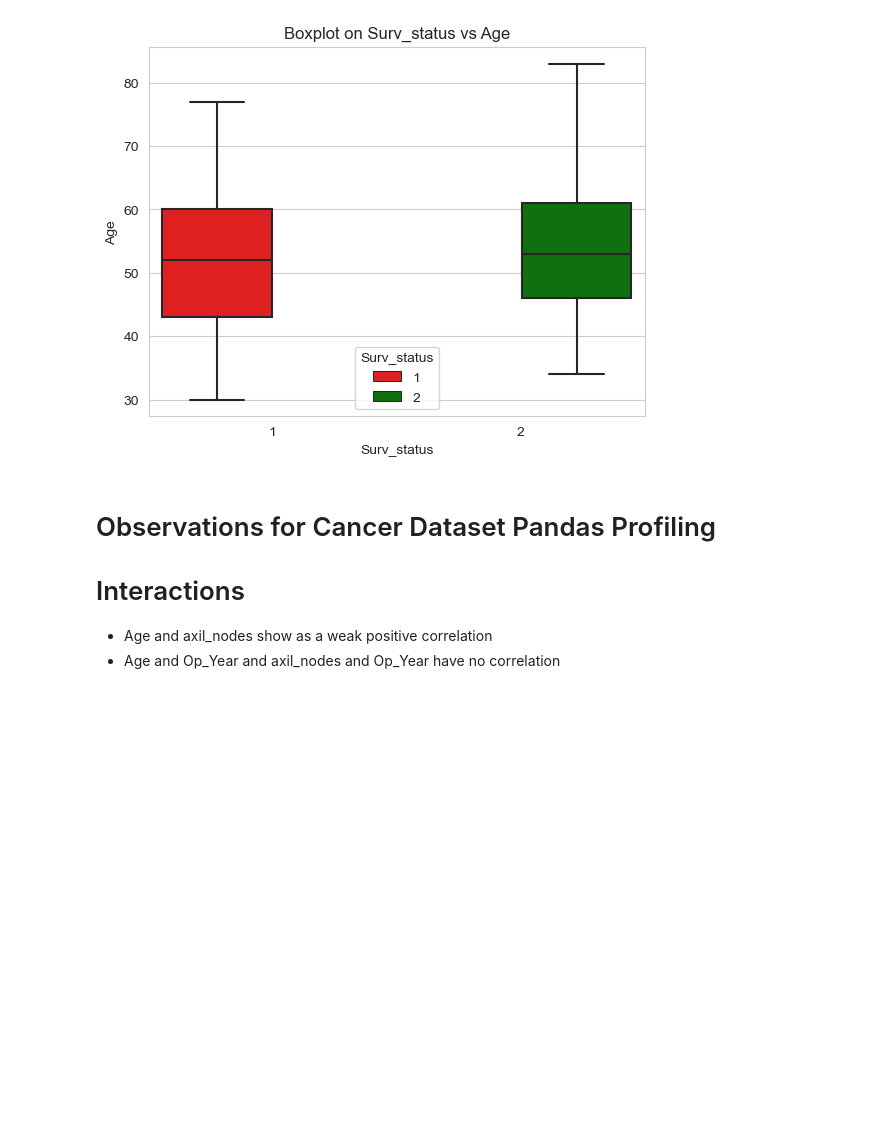
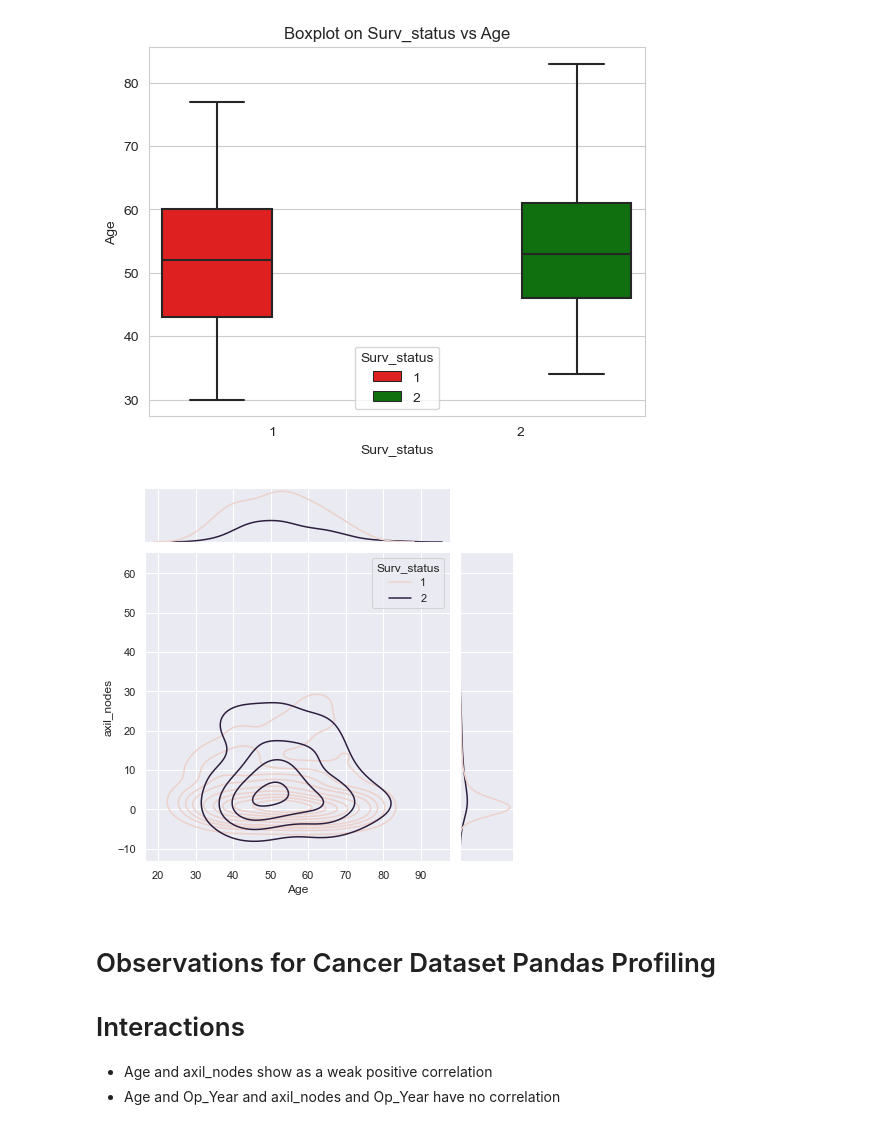
Before and after one commit to spencerfoxdell/jupyter_pandas, a Jupyter notebook: Haberman_Cancer_Survival_Data_Analysis.ipynb, the cells around one changed output. Saved outputs shown, nothing was run; the diff lists cells and outputs as text; code cells hidden in the pictures; blank space fills up the shorter version.

```diff
--- a/Haberman_Cancer_Survival_Data_Analysis.ipynb
+++ b/Haberman_Cancer_Survival_Data_Analysis.ipynb
@@ -158,6 +158,13 @@ plt.title('Boxplot on Surv_status vs Age')
 plt.show()
 # %% [output]
 [figure]
+# %%
+sns.set(style="darkgrid")
+sns.color_palette("viridis", as_cmap=True)
+sns.jointplot(x="Age", y="axil_nodes", data=dataframe, kind="kde", hue = "Surv_status");
+plt.show()
+# %% [output]
+[figure, added]
 # %%
 # Pandas Profiling for the Cancer Dataset
 import pandas as pd
```
Also changed, not shown: 1 other file.
